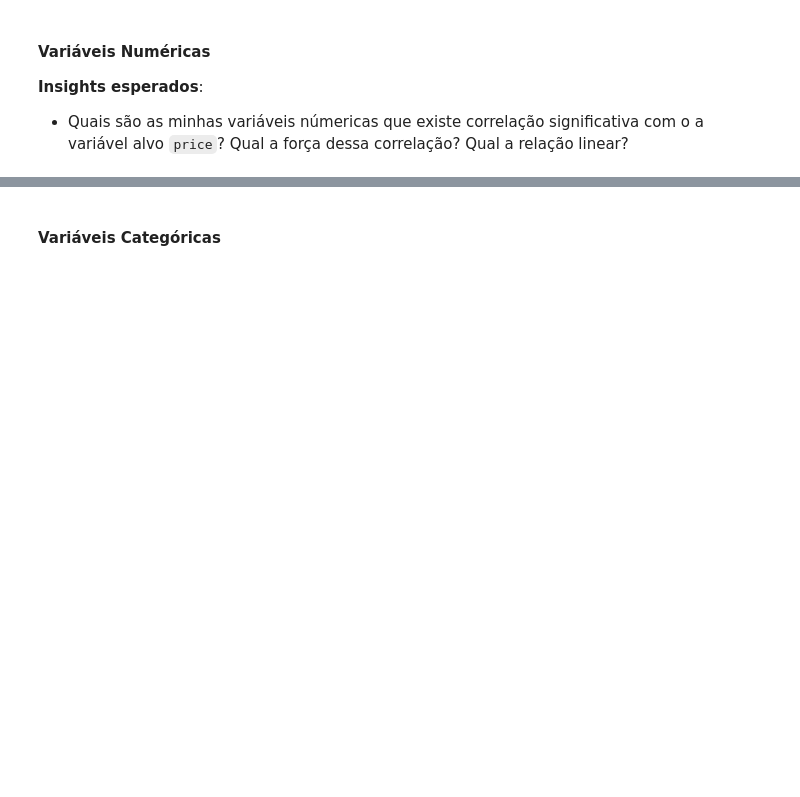
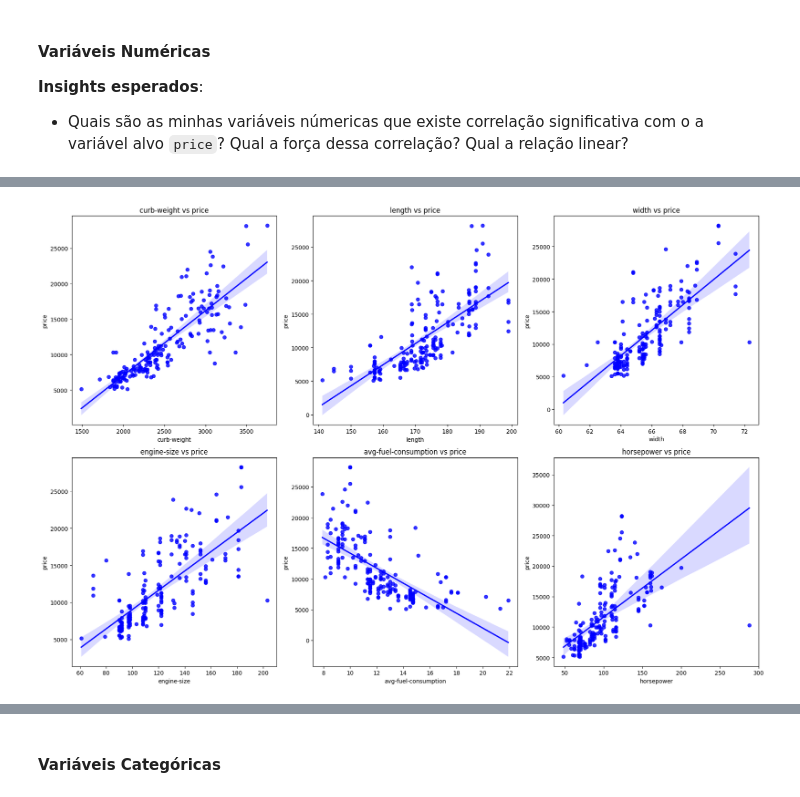
Before and after one commit to reynancs/car_price_prediction, a Jupyter notebook: notebooks/2.1-rc-eda-cleaned.ipynb, the cells around one changed output, grey strips where cells are left out. Saved outputs shown, nothing was run; the diff lists cells and outputs as text; code cells hidden in the pictures; blank space fills up the shorter version.

Commit message:
data exploratory step - numerical features ok

```diff
--- a/notebooks/2.1-rc-eda-cleaned.ipynb
+++ b/notebooks/2.1-rc-eda-cleaned.ipynb
@@ -71,3 +93,18 @@ plt.savefig('../reports/figures/eda_heatmap_correlation')
 | 0.90 a 1.00         | correlação muito forte  |
 
 Fonte: SHIMAKURA, Silvia Emiko. Interpretação do coeficiente de correlação. LEG, UFPR,. 2006.
+# %%
+# Seleciona as variáveis preditoras com forte correlação r > 0.70
+# `avg-fuel-consumption` e `horsepower` foram classificados como correlação  moderada, ambos obtiveram seu valor de "r" igual a 0.67 e 0.64 respectivamente.
+# Entretanto o cliente pediu que considerasse estas duas variáveis de acordo com sua experiência de mercado, com isto consideramos com ~0.7 (forte)
+
+numeric_feature_corr_list = ['curb-weight','length','width','engine-size', 'avg-fuel-consumption','horsepower', 'price']
+
+df_corr = df[numeric_feature_corr_list]
+
+for col in numeric_feature_corr_list:
+    result = classificar_correlacao(x=df_corr[col], y=df['price'])
+    print(f"{col} : {result}\n")
+
+
+df_corr.head()
@@ -73,0 +131,22 @@ Fonte: SHIMAKURA, Silvia Emiko. Interpretação do coeficiente de correlação.
+# %%
+# Criando uma matriz de gráficos de regressão (scatter com linha de regressão)
+num_cols = 3
+num_rows = int(np.ceil(len(numeric_feature_corr_list[:-1]) / num_cols))  # Exclui 'price' como y
+
+fig, axes = plt.subplots(num_rows, num_cols, figsize=(18, 12))
+
+for i, feature in enumerate(numeric_feature_corr_list[:-1]):
+    row = i // num_cols
+    col = i % num_cols
+    ax = axes[row, col]
+    sns.regplot(x=feature, y='price', data=df_corr, color='blue', ax=ax)
+    ax.set_title(f'{feature} vs price')
+
+# Esconde eixos vazios, se houver
+for j in range(i + 1, num_rows * num_cols):
+    fig.delaxes(axes[j // num_cols, j % num_cols])
+
+plt.tight_layout()
+fig.savefig('../reports/figures/eda_scatterplot_correlation')
+# %% [output]
+[figure, added]
```
Also changed, not shown: parts of 7 cells of this notebook, 7 other files.
